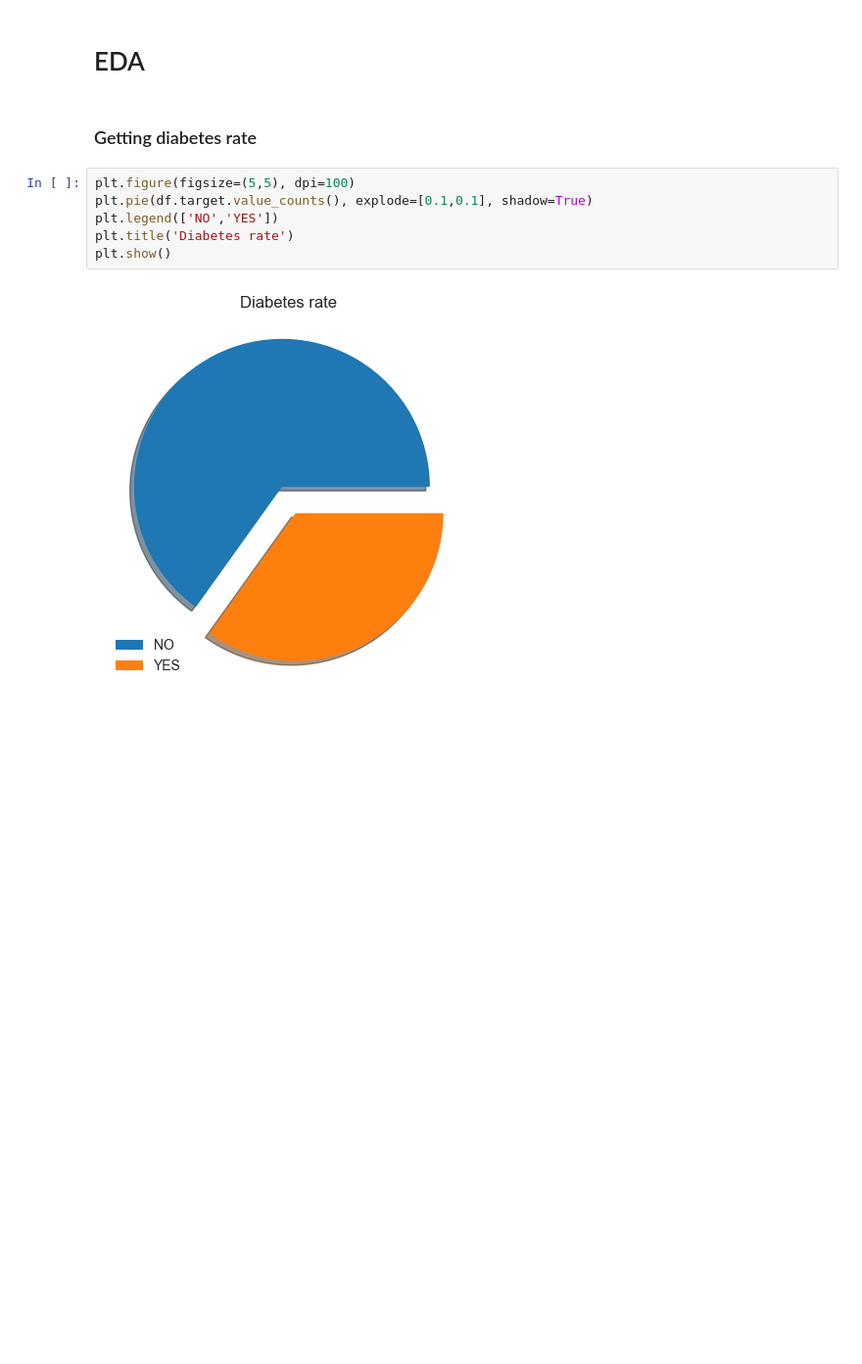
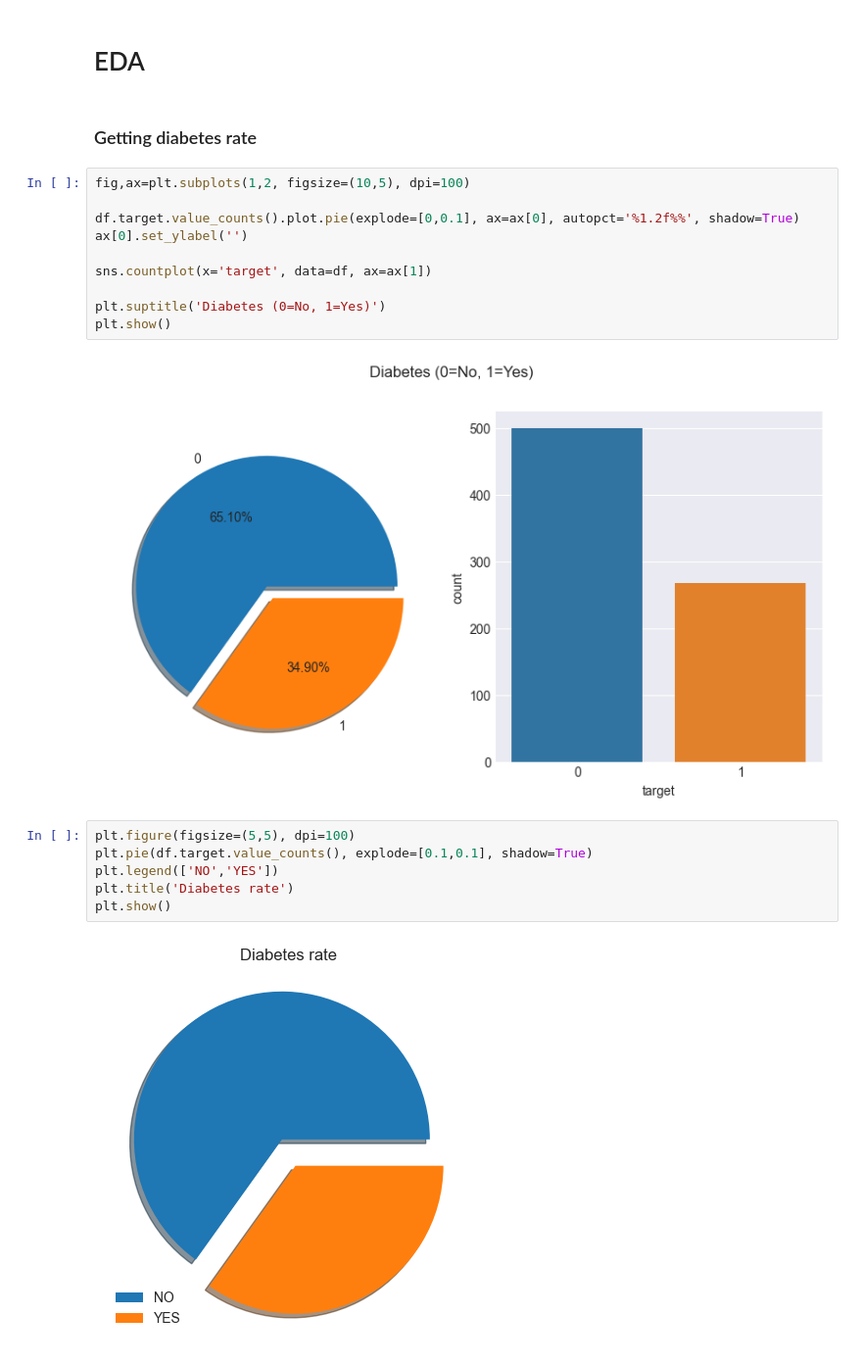
Before and after one commit to afzalmp40/ML-Basic, a Jupyter notebook: Supervised/pima diabetes using pipelines/PIMA diabetes using pipelines.ipynb, the cells around one changed output. Shown at 98% size. Drawn from its saved outputs; the diff is of its cells as text; blank space fills up the shorter version.

```diff
--- a/Supervised/pima diabetes using pipelines/PIMA diabetes using pipelines.ipynb
+++ b/Supervised/pima diabetes using pipelines/PIMA diabetes using pipelines.ipynb
@@ -133,6 +133,18 @@ data_dict
 # EDA
 # %% [markdown]
 ### Getting diabetes rate
+# %%
+fig,ax=plt.subplots(1,2, figsize=(10,5), dpi=100)
+
+df.target.value_counts().plot.pie(explode=[0,0.1], ax=ax[0], autopct='%1.2f%%', shadow=True)
+ax[0].set_ylabel('')
+
+sns.countplot(x='target', data=df, ax=ax[1])
+
+plt.suptitle('Diabetes (0=No, 1=Yes)')
+plt.show()
+# %% [output]
+[figure, added]
 # %%
 plt.figure(figsize=(5,5), dpi=100)
 plt.pie(df.target.value_counts(), explode=[0.1,0.1], shadow=True)
```
Also changed, not shown: parts of 28 cells of this notebook.
